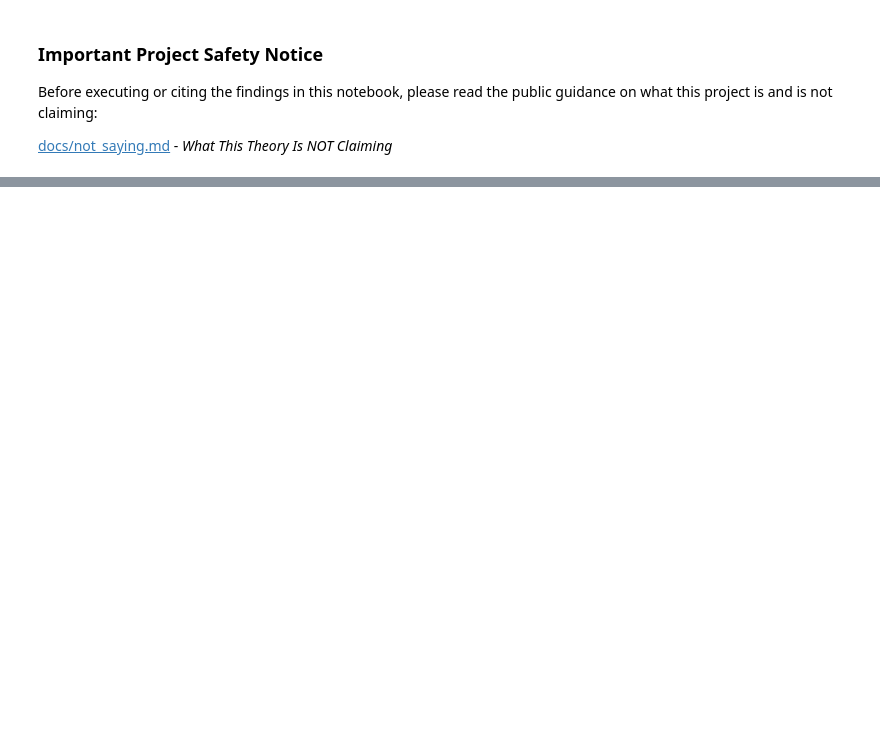
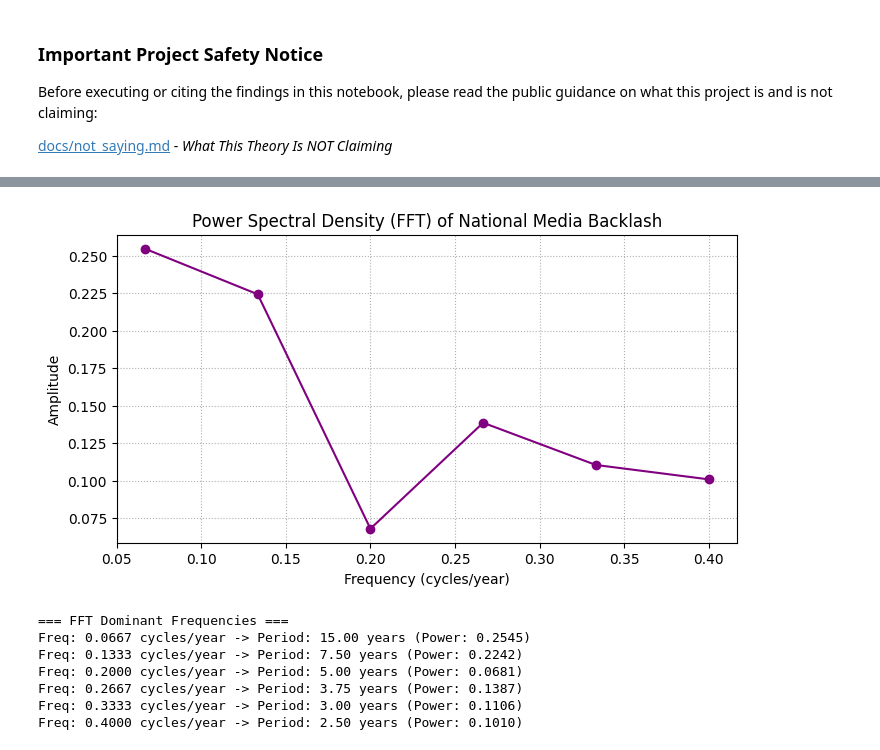
Before and after one commit to admiralorbiter/pendulum, a Jupyter notebook: notebooks/05_eda.ipynb, the cells around one changed output, grey strips where cells are left out. Drawn from its saved outputs; the diff is of its cells as text; code cells hidden in the pictures; blank space fills up the shorter version.

```diff
--- a/notebooks/05_eda.ipynb
+++ b/notebooks/05_eda.ipynb
@@ -32,0 +164,29 @@ print('Exploratory spectral check configured.')
+# %%
+# National aggregate time-series
+national_b = df.groupby('year')['backlash_media'].mean().values
+N_fft = len(national_b)
+yf = fft.fft(national_b - np.mean(national_b))
+xf = fft.fftfreq(N_fft, 1.0)[:N_fft//2]
+power = 2.0/N_fft * np.abs(yf[:N_fft//2])
+
+plt.figure(figsize=(8, 4))
+plt.plot(xf[1:], power[1:], color='purple', marker='o')
+plt.xlabel('Frequency (cycles/year)')
+plt.ylabel('Amplitude')
+plt.title('Power Spectral Density (FFT) of National Media Backlash')
+plt.grid(True, linestyle=':')
+plt.show()
+
+print('=== FFT Dominant Frequencies ===')
+for freq, p in zip(xf[1:], power[1:]):
+    period = 1.0 / freq if freq > 0 else float('inf')
+    print(f'Freq: {freq:.4f} cycles/year -> Period: {period:.2f} years (Power: {p:.4f})')
+# %% [output]
+[figure, added]
+=== FFT Dominant Frequencies ===
+Freq: 0.0667 cycles/year -> Period: 15.00 years (Power: 0.2545)
+Freq: 0.1333 cycles/year -> Period: 7.50 years (Power: 0.2242)
+Freq: 0.2000 cycles/year -> Period: 5.00 years (Power: 0.0681)
+Freq: 0.2667 cycles/year -> Period: 3.75 years (Power: 0.1387)
+Freq: 0.3333 cycles/year -> Period: 3.00 years (Power: 0.1106)
+Freq: 0.4000 cycles/year -> Period: 2.50 years (Power: 0.1010)
```
Also changed, not shown: parts of 14 cells of this notebook, 4 other files.
